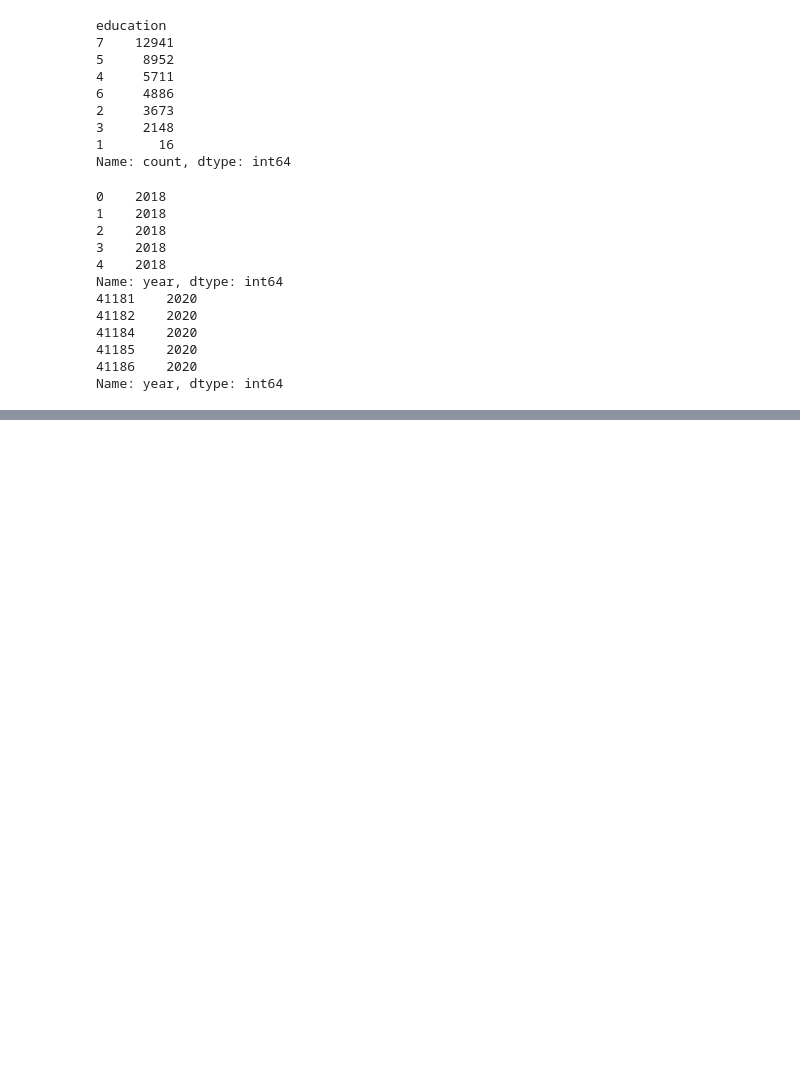
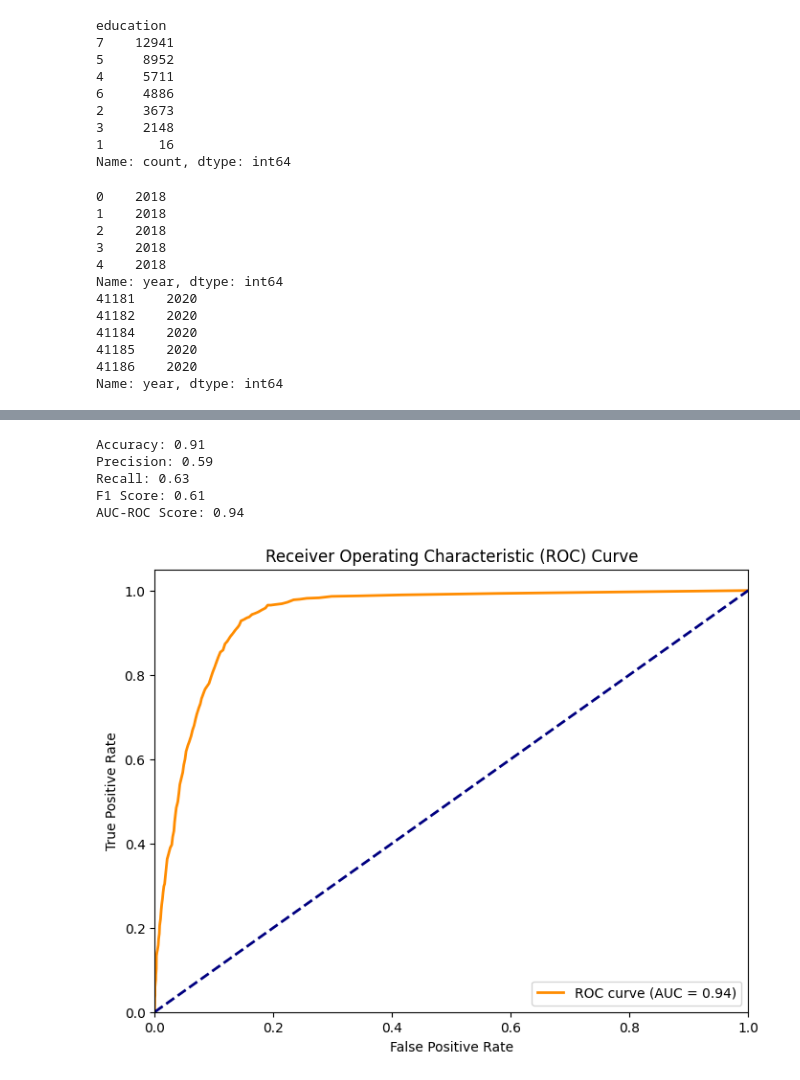
Before and after one commit to DinIskakov/Bank-Marketing, a Jupyter notebook: hw.ipynb, the cells around one changed output, grey strips where cells are left out. Drawn from its saved outputs; the diff is of its cells as text; code cells hidden in the pictures; blank space fills up the shorter version.

```diff
--- a/hw.ipynb
+++ b/hw.ipynb
@@ -336,0 +462,20 @@ for col in ['year', 'month']:
+# %%
+#Random forest
+
+from sklearn.ensemble import RandomForestClassifier
+
+
+rf_clf = RandomForestClassifier(n_estimators=100, random_state=42)
+rf_clf.fit(x_train_smote, y_train_smote)
+
+# Make predictions on the test set
+y_pred_forest = rf_clf.predict(X_test_scaled)
+probabilities = rf_clf.predict_proba(X_test_scaled)
+getStats(y_test, y_pred_forest, probabilities)
+# %% [output]
+Accuracy: 0.91
+Precision: 0.59
+Recall: 0.63
+F1 Score: 0.61
+AUC-ROC Score: 0.94
+[figure, added]
```
Also changed, not shown: parts of 19 cells of this notebook.
